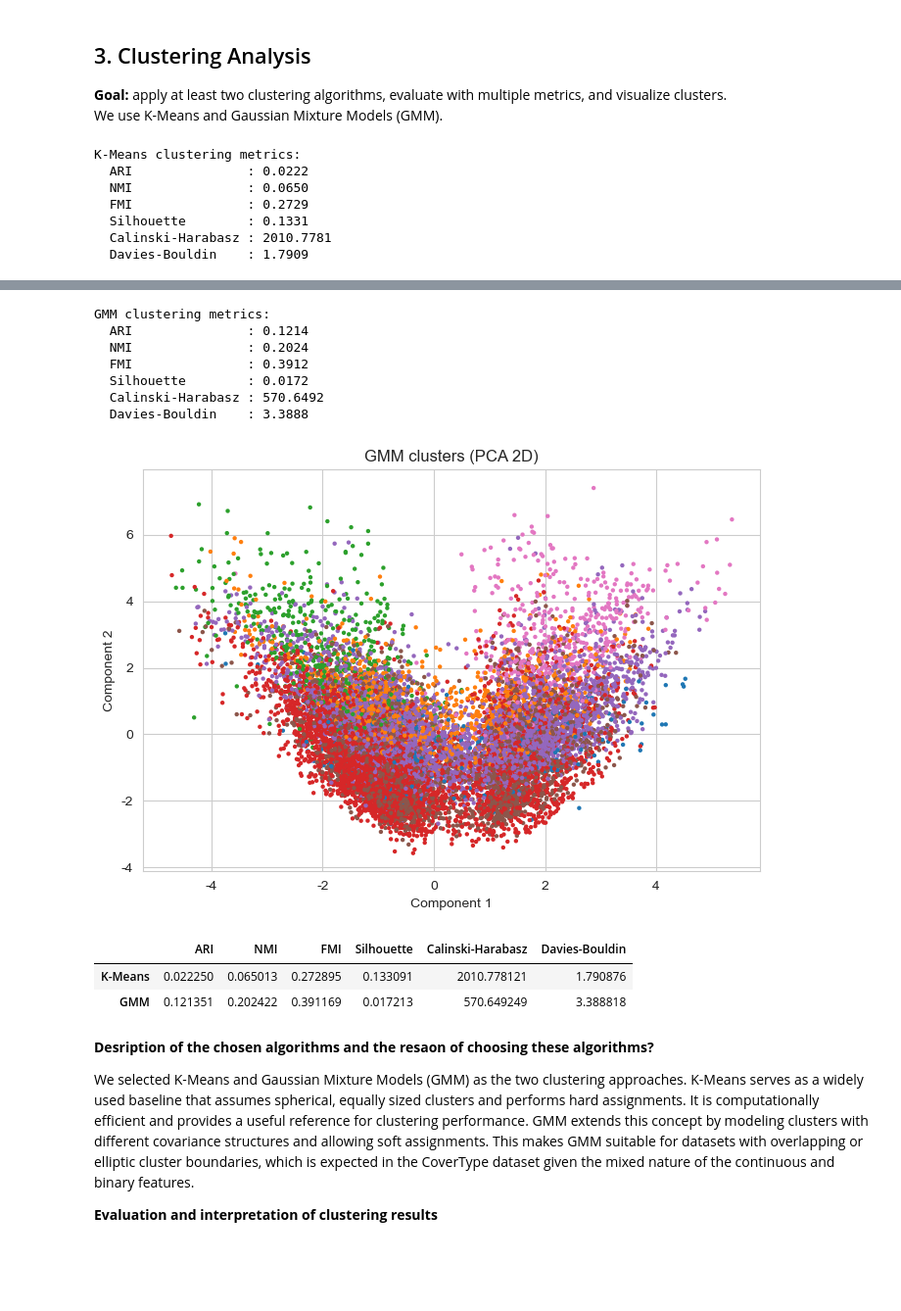
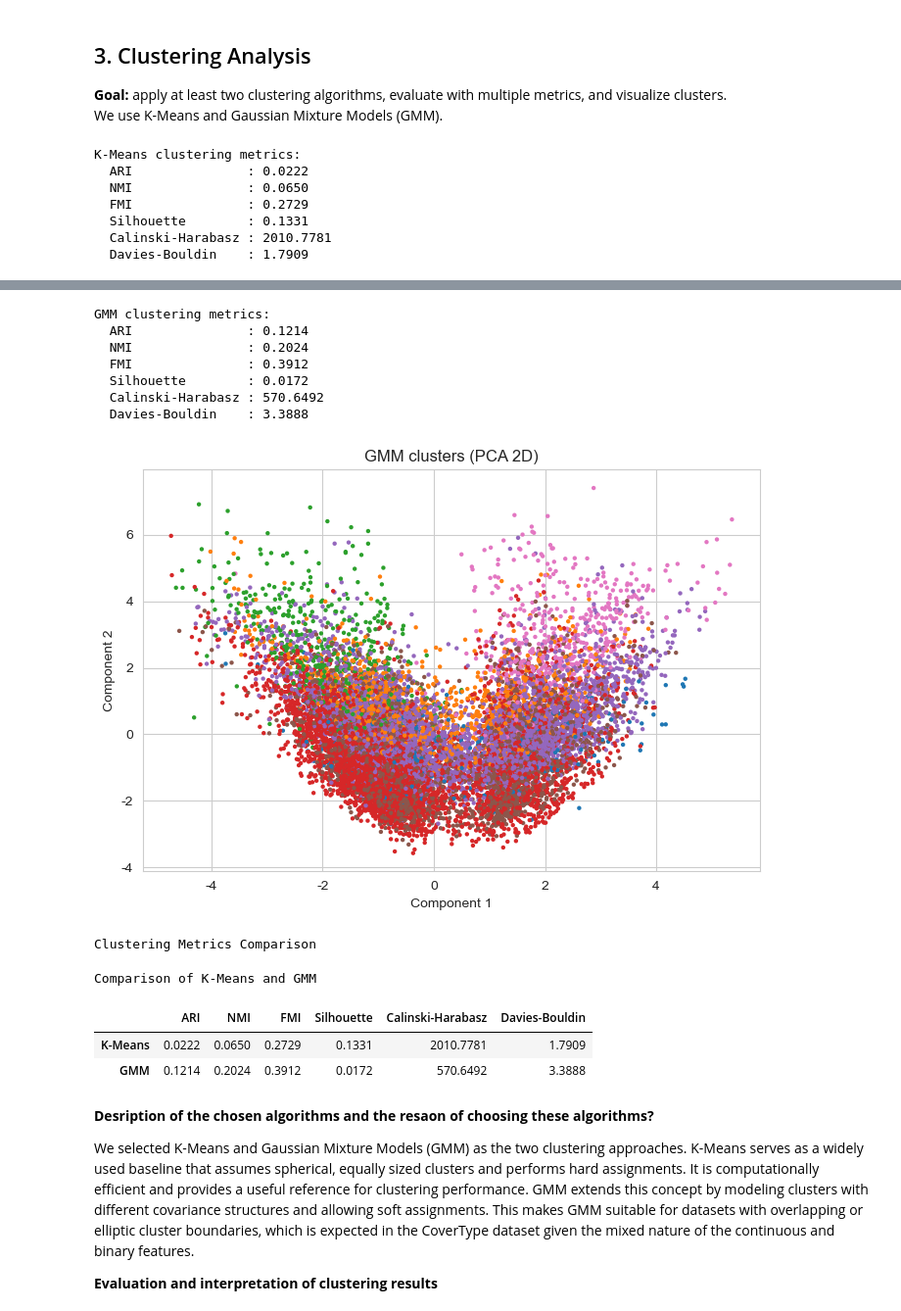
Before and after one commit to Kumoris/DSAA-2011-Project, a Jupyter notebook: 03_dataset/project_03_dataset.ipynb, the cells around one changed output, grey strips where cells are left out. Shown at 98% size. Drawn from its saved outputs; the diff is of its cells as text; code cells hidden in the pictures; blank space fills up the shorter version.

```diff
--- a/03_dataset/project_03_dataset.ipynb
+++ b/03_dataset/project_03_dataset.ipynb
@@ -249,36 +249,44 @@ n_clusters = 7  # matches true classes
 kmeans = KMeans(n_clusters=n_clusters, random_state=RANDOM_STATE, n_init=10)
 kmeans_labels = kmeans.fit_predict(cluster_sample)
 kmeans_scores = clustering_report(cluster_labels_true, kmeans_labels, cluster_sample, "K-Means")
 plot_clusters_2d(cluster_2d, kmeans_labels, title="K-Means clusters (PCA 2D)")
 
 # Gaussian Mixture (soft clustering)
 gmm = GaussianMixture(n_components=n_clusters, covariance_type="full", random_state=RANDOM_STATE)
 gmm_labels = gmm.fit_predict(cluster_sample)
 gmm_scores = clustering_report(cluster_labels_true, gmm_labels, cluster_sample, "GMM")
 plot_clusters_2d(cluster_2d, gmm_labels, title="GMM clusters (PCA 2D)")
 
 cluster_compare = pd.DataFrame([kmeans_scores, gmm_scores], index=["K-Means", "GMM"])
-cluster_compare
+print("Clustering Metrics Comparison")
+display(
+    cluster_compare
+    .style
+    .set_caption("Comparison of K-Means and GMM")
+    .format("{:.4f}")
+)
 # %% [output]
 K-Means clustering metrics:
   ARI               : 0.0222
   NMI               : 0.0650
   FMI               : 0.2729
   Silhouette        : 0.1331
   Calinski-Harabasz : 2010.7781
   Davies-Bouldin    : 1.7909
 [figure]
 GMM clustering metrics:
   ARI               : 0.1214
   NMI               : 0.2024
   FMI               : 0.3912
   Silhouette        : 0.0172
   Calinski-Harabasz : 570.6492
   Davies-Bouldin    : 3.3888
 [figure]
+Clustering Metrics Comparison
+Comparison of K-Means and GMM
 |  | ARI | NMI | FMI | Silhouette | Calinski-Harabasz | Davies-Bouldin |
-| K-Means | 0.022250 | 0.065013 | 0.272895 | 0.133091 | 2010.778121 | 1.790876 |
-| GMM | 0.121351 | 0.202422 | 0.391169 | 0.017213 | 570.649249 | 3.388818 |
+| K-Means | 0.0222 | 0.0650 | 0.2729 | 0.1331 | 2010.7781 | 1.7909 |
+| GMM | 0.1214 | 0.2024 | 0.3912 | 0.0172 | 570.6492 | 3.3888 |
 # %% [markdown]
 **Desription of the chosen algorithms and the resaon of choosing these algorithms?**
 
```
Also changed, not shown: parts of 2 cells of this notebook, 2 other files.
